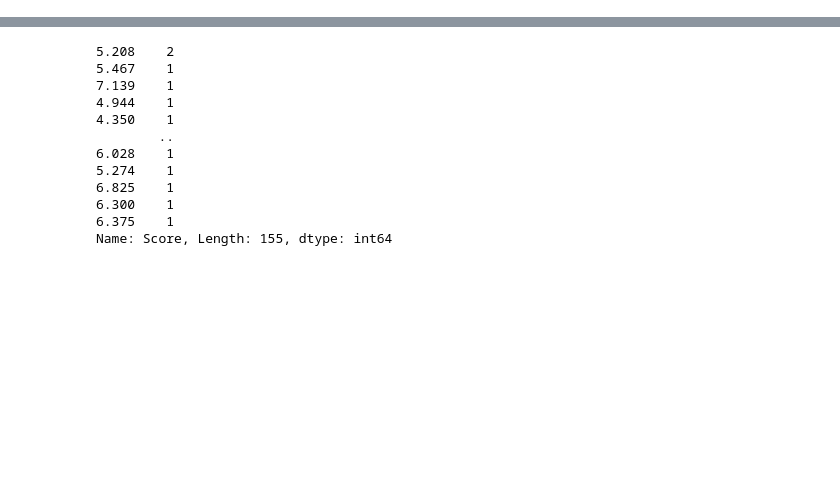
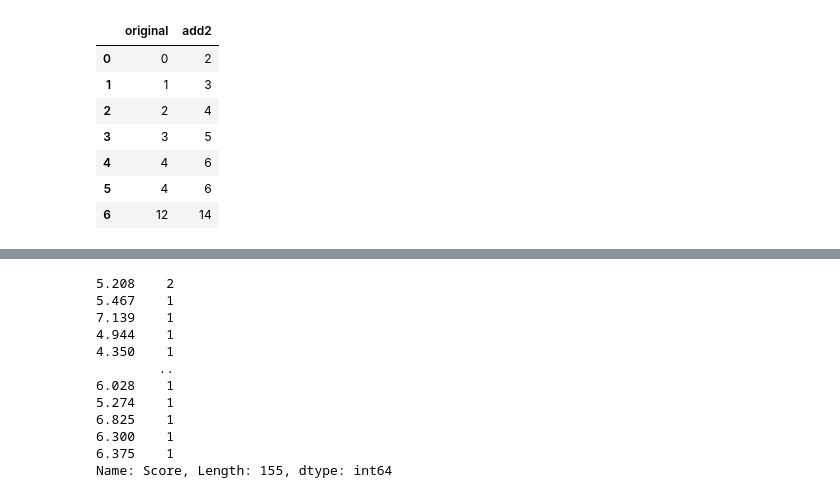
Before and after one commit to BreakoutMentors/Data-Science-and-Machine-Learning, a Jupyter notebook: basics/Basics_Pandas.ipynb, the cells around one changed output, grey strips where cells are left out. Cells and saved outputs as stored; diff of their text form; code cells hidden in the pictures; blank space fills up the shorter version.

```diff
--- a/basics/Basics_Pandas.ipynb
+++ b/basics/Basics_Pandas.ipynb
@@ -51,0 +146,16 @@ df.loc[:, 'Country or region'].nunique()
+# %%
+data_dict = {
+    "original": s,
+    "add2": add2_series,
+}
+df = pd.DataFrame(data_dict)
+display_df(df)
+# %% [output]
+|  | original | add2 |
+| 0 | 0 | 2 |
+| 1 | 1 | 3 |
+| 2 | 2 | 4 |
+| 3 | 3 | 5 |
+| 4 | 4 | 6 |
+| 5 | 4 | 6 |
+| 6 | 12 | 14 |
```
Also changed, not shown: parts of 47 cells of this notebook.
